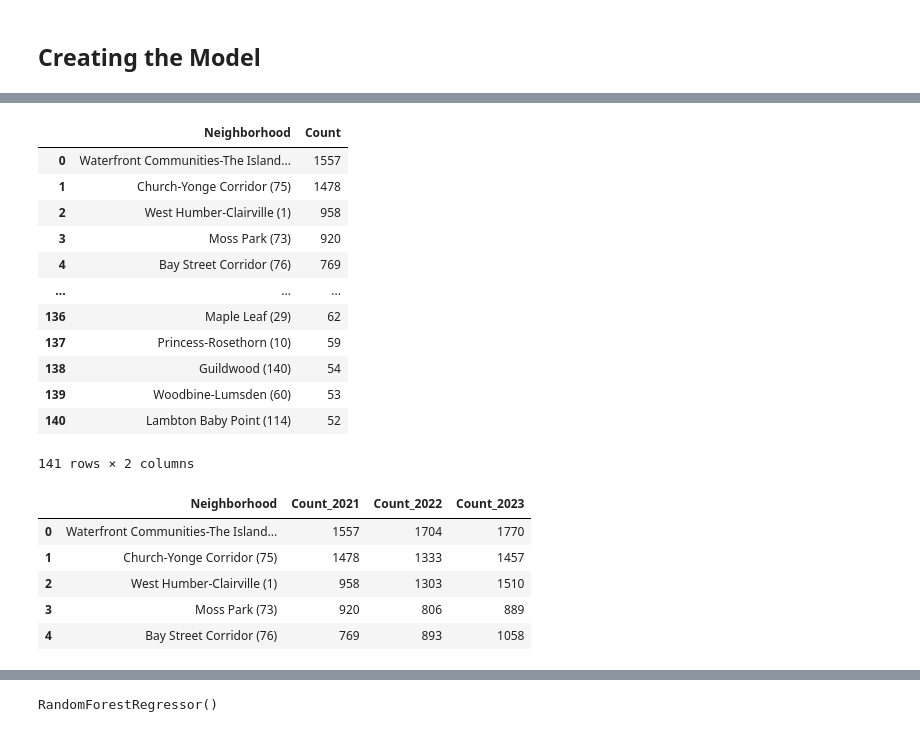
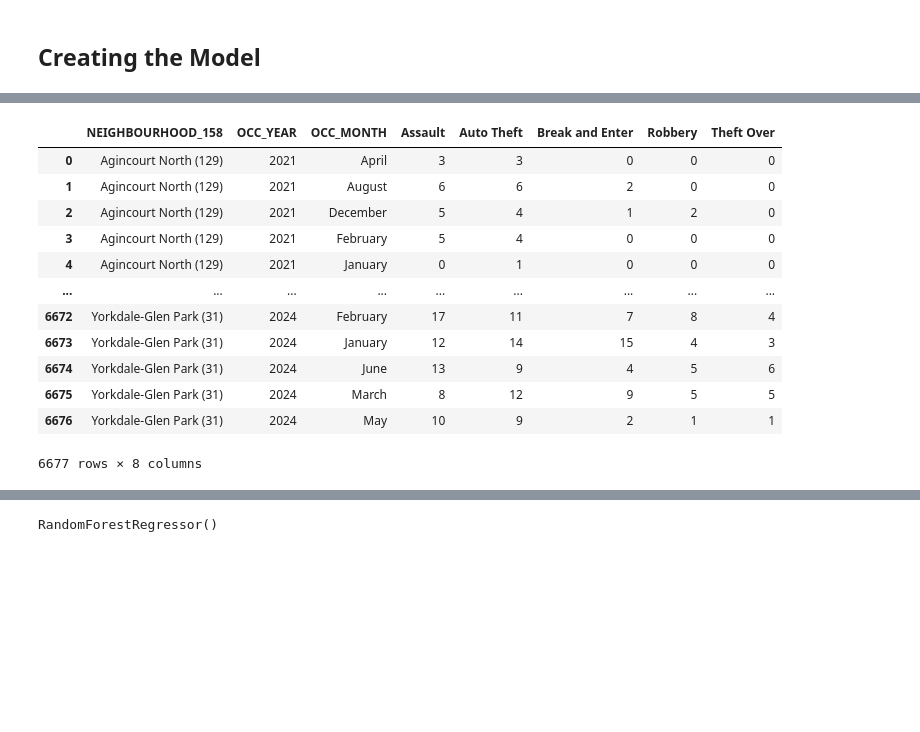
Before and after one commit to bhanotlavanya/Project_4_Crime_Prediction, a Jupyter notebook: crime_data.ipynb, the cells around one changed output, grey strips where cells are left out. Cells and saved outputs as stored; diff of their text form; code cells hidden in the pictures; blank space fills up the shorter version.

```diff
--- a/crime_data.ipynb
+++ b/crime_data.ipynb
@@ -437,53 +240,0 @@ division_counts_2021.head(17)
-# %%
-Neighborhoods = []
-
-# Loop through each feature to extract the 'DIVISION' value
-for feature in all_data_2021:
-    Neighborhood = feature['properties']['NEIGHBOURHOOD_140']
-    Neighborhoods.append(Neighborhood)
-
-# Create a pandas DataFrame with the extracted 'DIVISION' values
-df = pd.DataFrame(Neighborhoods, columns=['Neighborhood'])
-
-# Get the unique 'DIVISION' values and their counts
-Neighborhood_counts_2021 = df['Neighborhood'].value_counts().reset_index()
-
-# Rename the columns
-Neighborhood_counts_2021.columns = ['Neighborhood', 'Count']
-
-# Display the new DataFrame
-Neighborhood_counts_2021
-# %% [output]
-|  | Neighborhood | Count |
-| 0 | Waterfront Communities-The Island... | 1557 |
-| 1 | Church-Yonge Corridor (75) | 1478 |
-| 2 | West Humber-Clairville (1) | 958 |
-| 3 | Moss Park (73) | 920 |
-| 4 | Bay Street Corridor (76) | 769 |
-| ... | ... | ... |
-| 136 | Maple Leaf (29) | 62 |
-| 137 | Princess-Rosethorn (10) | 59 |
-| 138 | Guildwood (140) | 54 |
-| 139 | Woodbine-Lumsden (60) | 53 |
-| 140 | Lambton Baby Point (114) | 52 |
-141 rows × 2 columns
-# %%
-# Rename the 'Count' column in each DataFrame to specify the year
-Neighborhood_counts_2021 = Neighborhood_counts_2021.rename(columns={'Count': 'Count_2021'})
-Neighborhood_counts_2022 = Neighborhood_counts_2022.rename(columns={'Count': 'Count_2022'})
-Neighborhood_counts_2023 = Neighborhood_counts_2023.rename(columns={'Count': 'Count_2023'})
-
-# Merge the DataFrames on 'Neighborhood'
-combined_df = pd.merge(Neighborhood_counts_2021, Neighborhood_counts_2022, on='Neighborhood', how='outer')
-combined_df = pd.merge(combined_df, Neighborhood_counts_2023, on='Neighborhood', how='outer')
-
-# Display the combined DataFrame
-combined_df.head(
-)
-# %% [output]
-|  | Neighborhood | Count_2021 | Count_2022 | Count_2023 |
-| 0 | Waterfront Communities-The Island... | 1557 | 1704 | 1770 |
-| 1 | Church-Yonge Corridor (75) | 1478 | 1333 | 1457 |
-| 2 | West Humber-Clairville (1) | 958 | 1303 | 1510 |
-| 3 | Moss Park (73) | 920 | 806 | 889 |
-| 4 | Bay Street Corridor (76) | 769 | 893 | 1058 |
@@ -496,0 +241,19 @@ X_train, X_test, y_train, y_test = train_test_split(X, y, test_size=0.2, random_
+# %%
+# Group the crime groups joind dataframe by neighbourhood, occ_year, occ_month and get the sum of assaults, auto theft, break and enter, robbery, and theft over.
+crime_by_month_year_hood = crime_groups_joined.groupby(['NEIGHBOURHOOD_158', 'OCC_YEAR', 'OCC_MONTH'])[["Assault", "Auto Theft", "Break and Enter", "Robbery", "Theft Over"]].sum()
+crime_by_month_year_hood = crime_by_month_year_hood.reset_index()
+crime_by_month_year_hood
+# %% [output]
+|  | NEIGHBOURHOOD_158 | OCC_YEAR | OCC_MONTH | Assault | Auto Theft | Break and Enter | Robbery | Theft Over |
+| 0 | Agincourt North (129) | 2021 | April | 3 | 3 | 0 | 0 | 0 |
+| 1 | Agincourt North (129) | 2021 | August | 6 | 6 | 2 | 0 | 0 |
+| 2 | Agincourt North (129) | 2021 | December | 5 | 4 | 1 | 2 | 0 |
+| 3 | Agincourt North (129) | 2021 | February | 5 | 4 | 0 | 0 | 0 |
+| 4 | Agincourt North (129) | 2021 | January | 0 | 1 | 0 | 0 | 0 |
+| ... | ... | ... | ... | ... | ... | ... | ... | ... |
+| 6672 | Yorkdale-Glen Park (31) | 2024 | February | 17 | 11 | 7 | 8 | 4 |
+| 6673 | Yorkdale-Glen Park (31) | 2024 | January | 12 | 14 | 15 | 4 | 3 |
+| 6674 | Yorkdale-Glen Park (31) | 2024 | June | 13 | 9 | 4 | 5 | 6 |
+| 6675 | Yorkdale-Glen Park (31) | 2024 | March | 8 | 12 | 9 | 5 | 5 |
+| 6676 | Yorkdale-Glen Park (31) | 2024 | May | 10 | 9 | 2 | 1 | 1 |
+6677 rows × 8 columns
```
Also changed, not shown: parts of 17 cells of this notebook.
